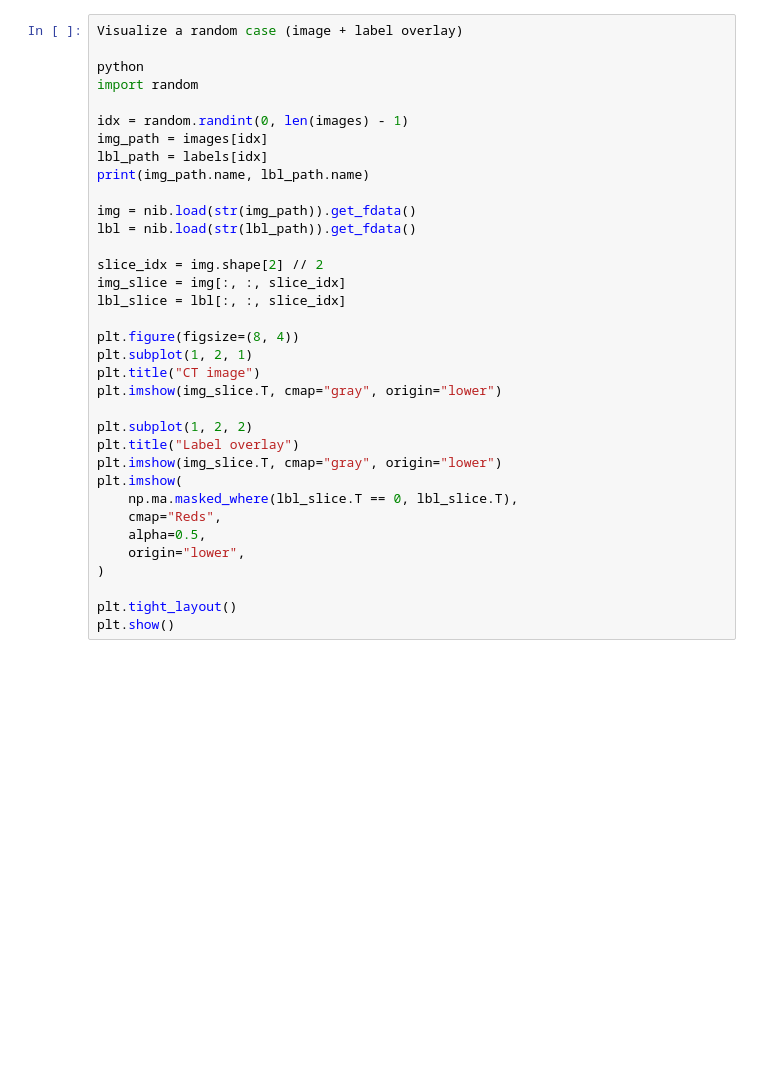
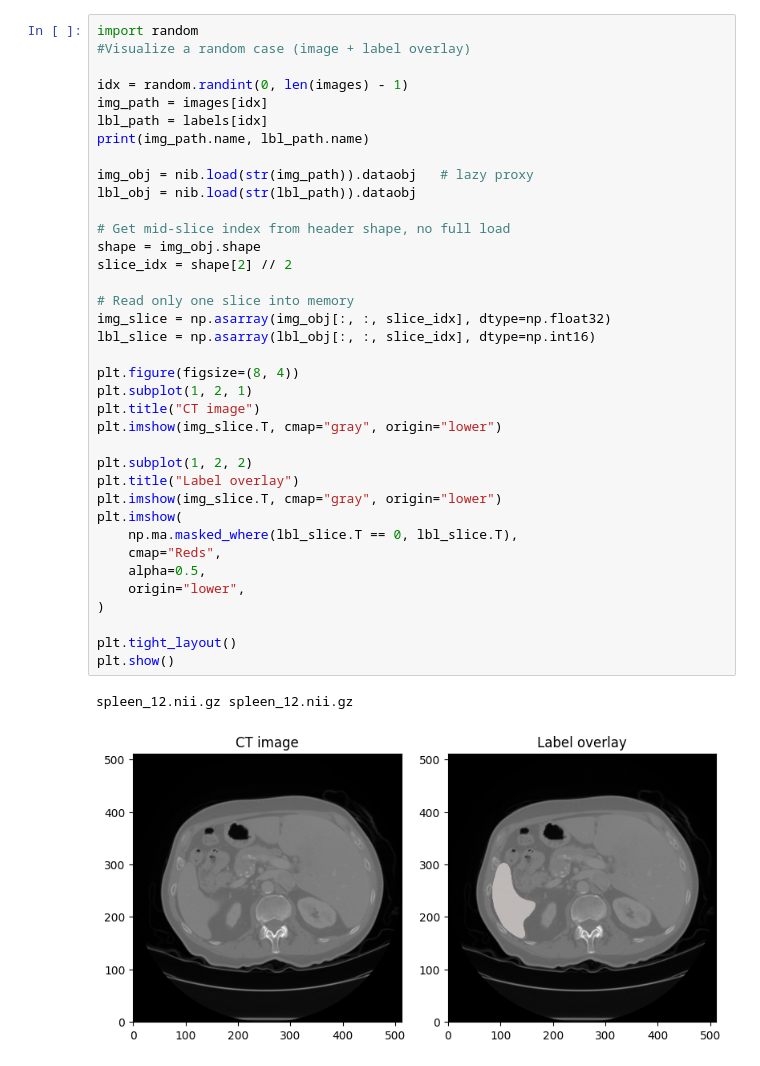
Before and after one commit to lynda512/Spleen-Segmentation, a Jupyter notebook: notebooks/00_explore_dataset.ipynb, the cells around one changed output. Saved outputs shown, nothing was run; the diff lists cells and outputs as text; blank space fills up the shorter version.

```diff
--- a/notebooks/00_explore_dataset.ipynb
+++ b/notebooks/00_explore_dataset.ipynb
@@ -70,36 +111,41 @@ plt.show()
 # %%
-Visualize a random case (image + label overlay)
-
-python
 import random
+#Visualize a random case (image + label overlay)
 
 idx = random.randint(0, len(images) - 1)
 img_path = images[idx]
 lbl_path = labels[idx]
 print(img_path.name, lbl_path.name)
 
-img = nib.load(str(img_path)).get_fdata()
-lbl = nib.load(str(lbl_path)).get_fdata()
+img_obj = nib.load(str(img_path)).dataobj   # lazy proxy
+lbl_obj = nib.load(str(lbl_path)).dataobj
 
-slice_idx = img.shape[2] // 2
-img_slice = img[:, :, slice_idx]
-lbl_slice = lbl[:, :, slice_idx]
+# Get mid-slice index from header shape, no full load
+shape = img_obj.shape
+slice_idx = shape[2] // 2
+
+# Read only one slice into memory
+img_slice = np.asarray(img_obj[:, :, slice_idx], dtype=np.float32)
+lbl_slice = np.asarray(lbl_obj[:, :, slice_idx], dtype=np.int16)
 
 plt.figure(figsize=(8, 4))
 plt.subplot(1, 2, 1)
 plt.title("CT image")
 plt.imshow(img_slice.T, cmap="gray", origin="lower")
 
 plt.subplot(1, 2, 2)
 plt.title("Label overlay")
 plt.imshow(img_slice.T, cmap="gray", origin="lower")
 plt.imshow(
     np.ma.masked_where(lbl_slice.T == 0, lbl_slice.T),
     cmap="Reds",
     alpha=0.5,
     origin="lower",
 )
 
 plt.tight_layout()
 plt.show()
+# %% [output]
+spleen_12.nii.gz spleen_12.nii.gz
+[figure, added]
 # %%
```
Also changed, not shown: parts of 6 cells of this notebook, 5 other files.
